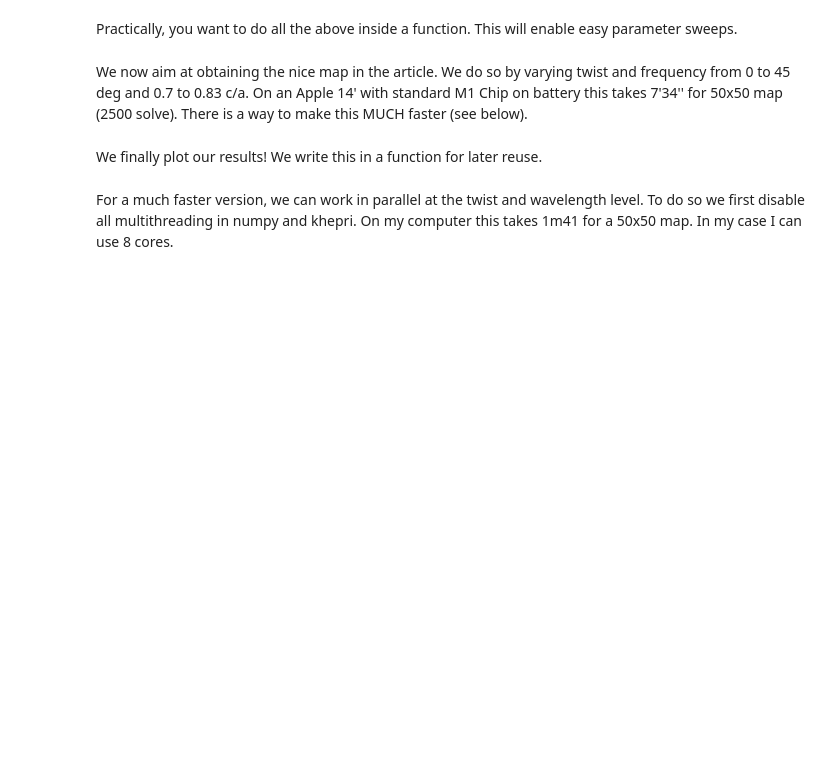
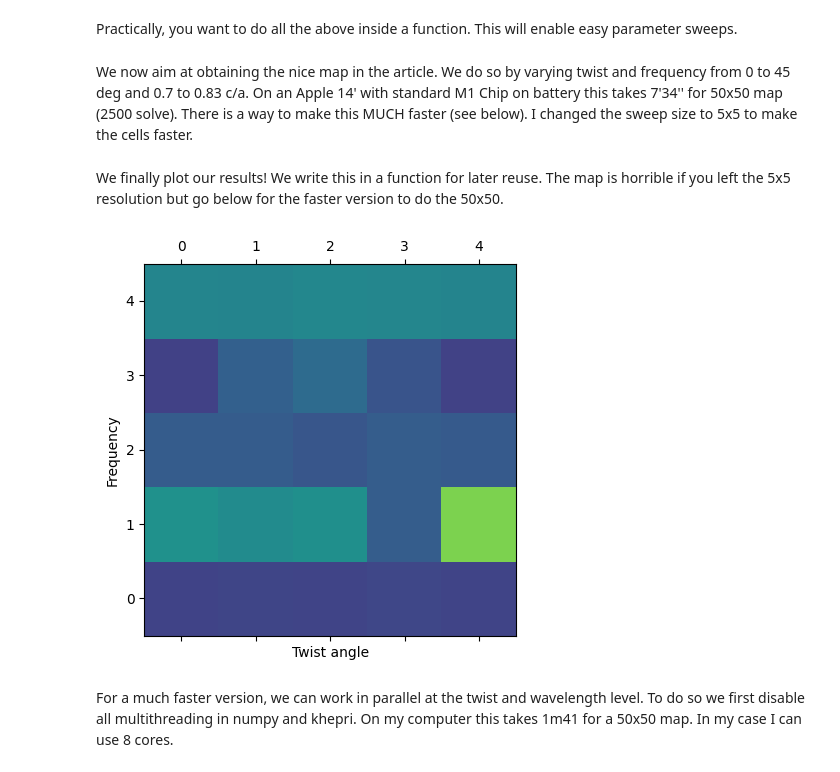
Before and after one commit to Kaeryv/Khepri, a Jupyter notebook: notebooks/PRL_2021_BL.ipynb, the cells around one changed output. Saved outputs shown, nothing was run; the diff lists cells and outputs as text; code cells hidden in the pictures; blank space fills up the shorter version.

```diff
--- a/notebooks/PRL_2021_BL.ipynb
+++ b/notebooks/PRL_2021_BL.ipynb
@@ -75,27 +80,29 @@ def get_transmission(id):
 # %% [markdown]
 We now aim at obtaining the nice map in the article. We do so by varying twist and frequency from 0 to 45 deg and 0.7 to 0.83 c/a.
 On an Apple 14' with standard M1 Chip on battery this takes 7'34'' for 50x50 map (2500 solve).
-There is a way to make this MUCH faster (see below).
+There is a way to make this MUCH faster (see below). I changed the sweep size to 5x5 to make the cells faster.
 # %%
-frequencies = np.linspace(0.7, 0.83, 10)
-twist_angles = np.deg2rad(np.linspace(0, 45, 10))
+frequencies = np.linspace(0.7, 0.83, 5)
+twist_angles = np.deg2rad(np.linspace(0, 45, 5))
 from itertools import product
 from tqdm import trange
 freq_and_ta_array = list(product(frequencies, twist_angles))
 TMAP = np.array([ get_transmission(i) for i in trange(len(freq_and_ta_array)) ])
 # %% [markdown]
-We finally plot our results! We write this in a function for later reuse.
+We finally plot our results! We write this in a function for later reuse. The map is horrible if you left the 5x5 resolution but go below for the faster version to do the 50x50.
 # %%
 import matplotlib.pyplot as plt
 def plotTMAP(MAP, shape):
     MAP = np.reshape(MAP, shape)
     plt.matshow(MAP, cmap="viridis", origin="lower", vmin=0, vmax=1)
     plt.xlim(np.min(twist_angles), np.max(twist_angles))
     plt.ylim(np.min(frequencies), np.max(frequencies))
     plt.axis("square")
     plt.xlabel("Twist angle")
     plt.ylabel("Frequency")
-plotTMAP(TMAP, (10,10))
+plotTMAP(TMAP, (5,5))
+# %% [output]
+[figure, added]
 # %% [markdown]
 For a much faster version, we can work in parallel at the twist and wavelength level.
 To do so we first disable all multithreading in numpy and khepri.
```
Also changed, not shown: parts of 3 cells of this notebook.
